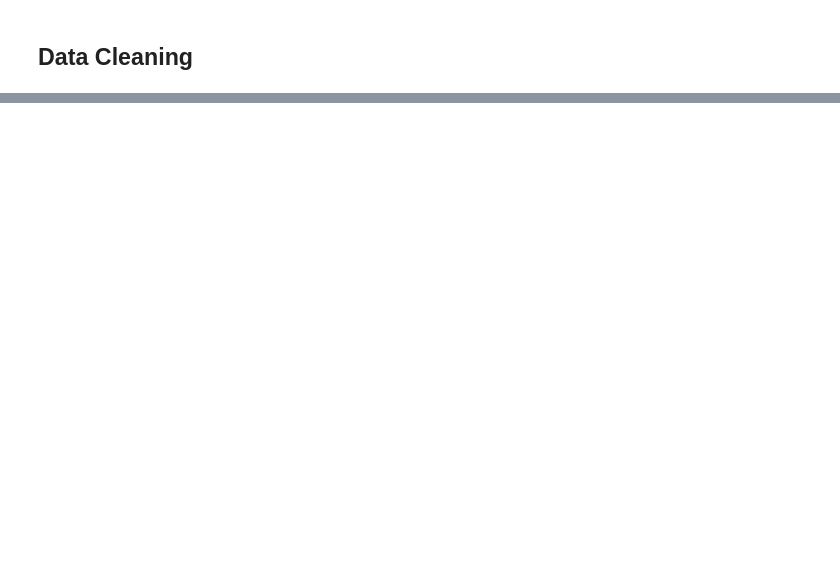
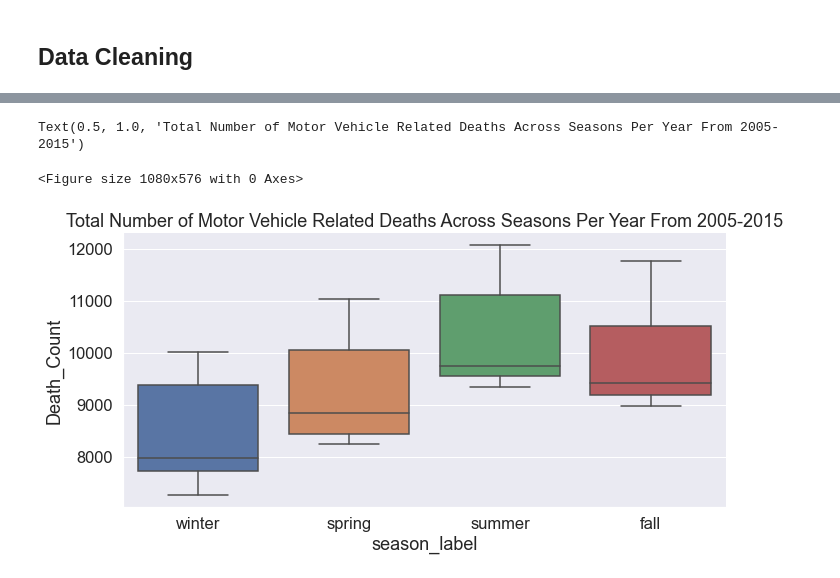
Before and after one commit to MimiBebe/Project-1Team3, a Jupyter notebook: Main.ipynb, the cells around one changed output, grey strips where cells are left out. Saved outputs shown, nothing was run; the diff lists cells and outputs as text; code cells hidden in the pictures; blank space fills up the shorter version.

```diff
--- a/Main.ipynb
+++ b/Main.ipynb
@@ -98,3 +142,12 @@ for col in colNames:
 finalDf = clean_df[clean_df["detail_age"] != 999]
 finalDf = finalDf[finalDf["manner_of_death"] == "Accident"]
 finalDf =  finalDf[finalDf["day_of_week_of_death"] != "Unknown"]
+
+# Enforcing order of day of week and months
+finalDf['day_of_week_of_death'] = pd.Categorical(finalDf['day_of_week_of_death'], categories=
+    ['Monday','Tuesday','Wednesday','Thursday','Friday','Saturday', 'Sunday'],ordered=True)
+
+finalDf["month_of_death"] =  pd.Categorical(finalDf['month_of_death'], categories=
+    ["January","February","March","April","May","June","July","August","September","October","November","December"],ordered=True)
+
+finalDf.head()
@@ -102,0 +271,18 @@ finalDf =  finalDf[finalDf["day_of_week_of_death"] != "Unknown"]
+# %%
+# Group by season
+seasonStats = finalDf.groupby(["season_label","current_data_year"])\
+                .agg( Death_Count =("death","sum"))\
+                                  .reset_index("current_data_year").reset_index("season_label")
+fig2 = plt.figure(figsize=(15,8))
+sns.set(font_scale=1.5)
+fig2 = sns.catplot(x = "season_label",       # x variable name
+            y = "Death_Count",       # y variable name
+            data =seasonStats,     # dataframe to plot
+            kind = "box",
+            height=5,
+            aspect=2)
+plt.title('Total Number of Motor Vehicle Related Deaths Across Seasons Per Year From 2005-2015')
+# %% [output]
+Text(0.5, 1.0, 'Total Number of Motor Vehicle Related Deaths Across Seasons Per Year From 2005-2015')
+<Figure size 1080x576 with 0 Axes>
+[figure, added]
```
Also changed, not shown: parts of 32 cells of this notebook.
